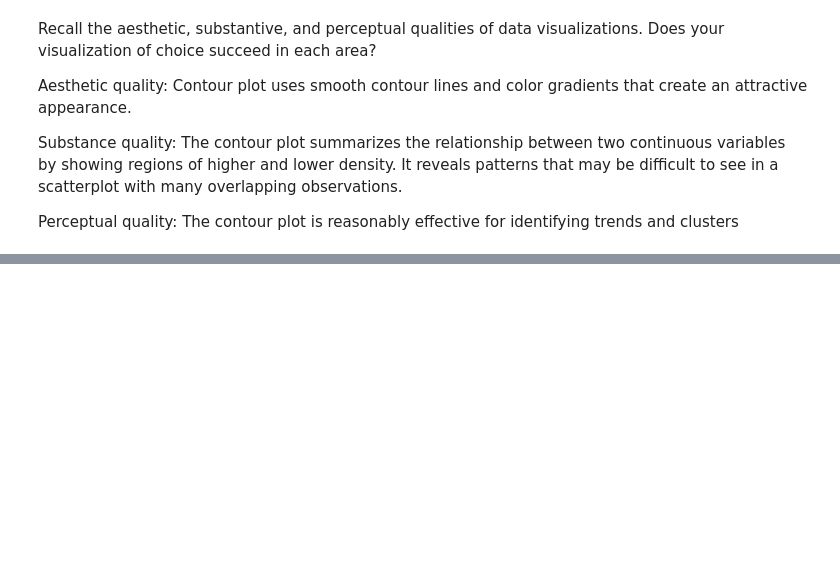
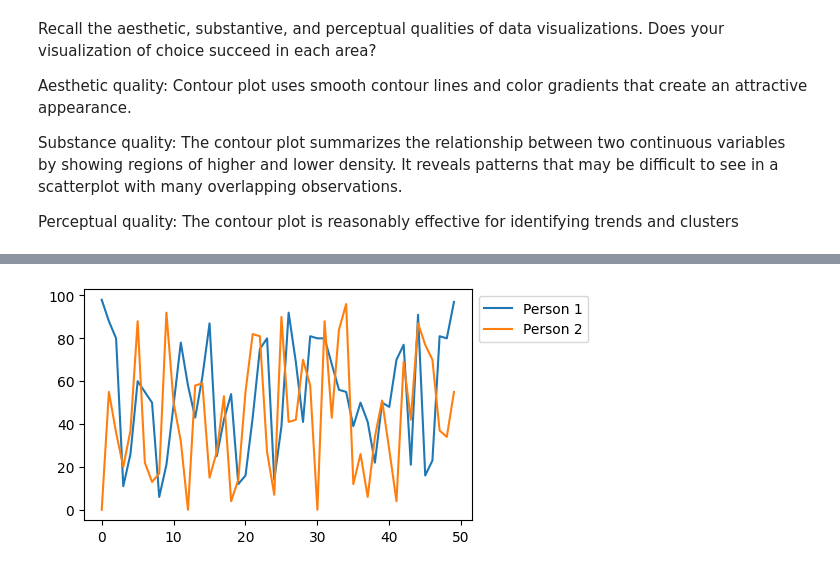
Before and after one commit to ClaireYYQ/visualization, a Jupyter notebook: 02_activities/assignments/participation/assignment1.ipynb, the cells around one changed output, grey strips where cells are left out. Cells and saved outputs as stored; diff of their text form; code cells hidden in the pictures; blank space fills up the shorter version.

```diff
--- a/02_activities/assignments/participation/assignment1.ipynb
+++ b/02_activities/assignments/participation/assignment1.ipynb
@@ -163,0 +207,10 @@ Perceptual quality: The contour plot is reasonably effective for identifying tre
+# %%
+# move legend ourside of the plot
+fig, ax = plt.subplots(figsize=(5, 3))
+ax.plot(x,y1, label = "Person 1")
+ax.plot(x,y2, label = "Person 2")
+ax.legend(loc = 'upper left',
+          bbox_to_anchor = (1, 1))
+fig.show()
+# %% [output]
+[figure, added]
```
Also changed, not shown: parts of 17 cells of this notebook, 1 other file.
